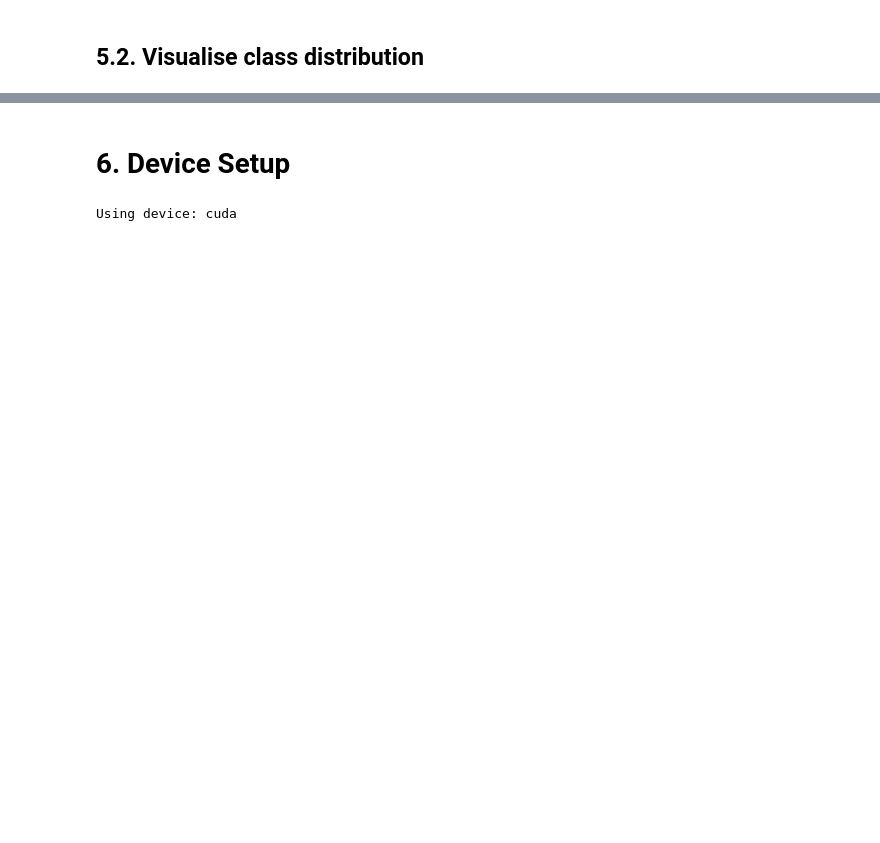
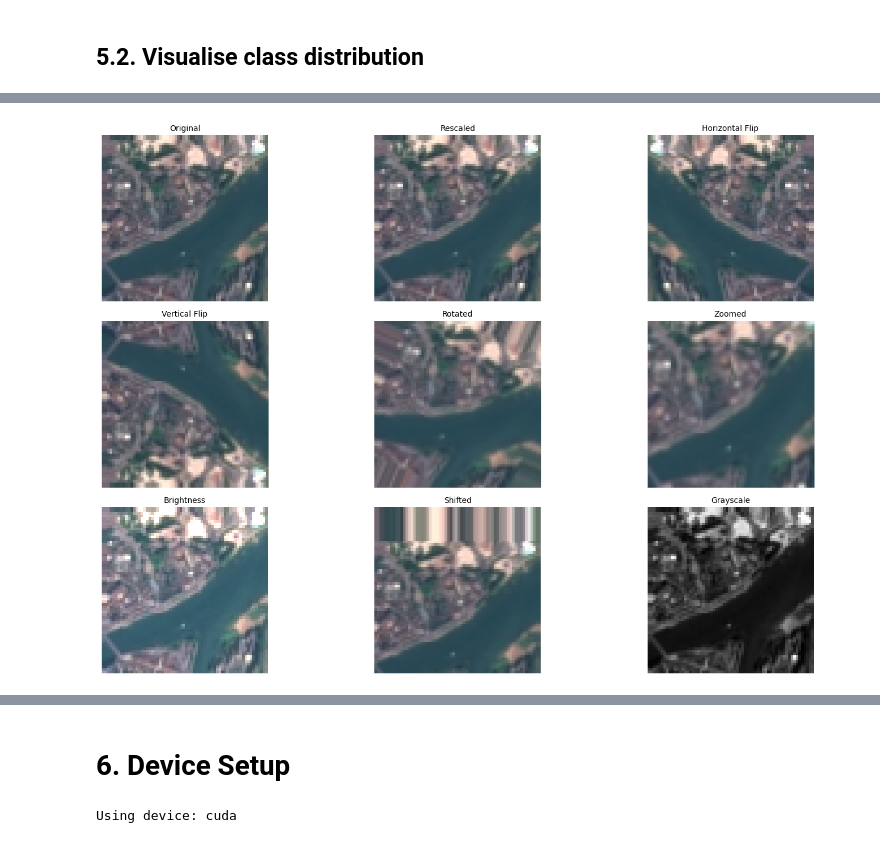
Before and after one commit to Natashaa7/EuroSAT-Land-Cover-Classification, a Jupyter notebook: Land Cover Classification.ipynb, the cells around one changed output, grey strips where cells are left out. Saved outputs shown, nothing was run; the diff lists cells and outputs as text; code cells hidden in the pictures; blank space fills up the shorter version.

```diff
--- a/Land Cover Classification.ipynb
+++ b/Land Cover Classification.ipynb
@@ -125,0 +187,96 @@ plt.show()
+# %%
+# Load 64x64 image
+image_path = "/kaggle/input/datasets/natashashrestha77/eurosat/EuroSAT/train/River/River_1023.jpg"
+
+img = load_img(image_path, target_size=(64, 64))
+img_array = img_to_array(img).astype("uint8")
+
+# Different preprocessing methods
+
+# Original
+original = img_array
+
+# Rescaled
+rescaled = img_array / 255.0
+
+# Horizontal Flip
+horizontal_flip = np.fliplr(img_array)
+
+# Vertical Flip
+vertical_flip = np.flipud(img_array)
+
+# Rotation
+datagen_rotate = ImageDataGenerator(rotation_range=30)
+rotated = next(
+    datagen_rotate.flow(np.expand_dims(img_array, 0), batch_size=1)
+)[0].astype("uint8")
+
+# Zoom
+datagen_zoom = ImageDataGenerator(zoom_range=0.3)
+zoomed = next(
+    datagen_zoom.flow(np.expand_dims(img_array, 0), batch_size=1)
+)[0].astype("uint8")
+
+# Brightness Adjustment
+datagen_bright = ImageDataGenerator(brightness_range=[0.6, 1.4])
+bright = next(
+    datagen_bright.flow(np.expand_dims(img_array, 0), batch_size=1)
+)[0].astype("uint8")
+
+# Width & Height Shift
+datagen_shift = ImageDataGenerator(
+    width_shift_range=0.2,
+    height_shift_range=0.2
+)
+
+shifted = next(
+    datagen_shift.flow(np.expand_dims(img_array, 0), batch_size=1)
+)[0].astype("uint8")
+
+# Black & White (Grayscale)
+grayscale = np.mean(img_array, axis=2)
+
+# Display Results
+
+titles = [
+    "Original",
+    "Rescaled",
+    "Horizontal Flip",
+    "Vertical Flip",
+    "Rotated",
+    "Zoomed",
+    "Brightness",
+    "Shifted",
+    "Grayscale"
+]
+
+images = [
+    original,
+    rescaled,
+    horizontal_flip,
+    vertical_flip,
+    rotated,
+    zoomed,
+    bright,
+    shifted,
+    grayscale
+]
+
+plt.figure(figsize=(16, 10))
+
+for i in range(len(images)):
+    plt.subplot(3, 3, i + 1)
+
+    # Show grayscale image properly
+    if titles[i] == "Grayscale":
+        plt.imshow(images[i], cmap='gray')
+    else:
+        plt.imshow(images[i])
+
+    plt.title(titles[i], fontsize=10)
+    plt.axis("off")
+
+plt.tight_layout()
+plt.show()
+# %% [output]
+[figure, added]
```
Also changed, not shown: parts of 69 cells of this notebook, 4 other files.
